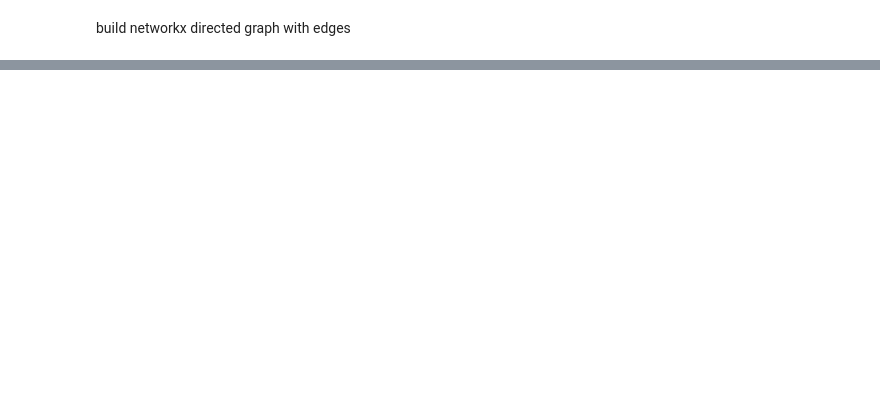
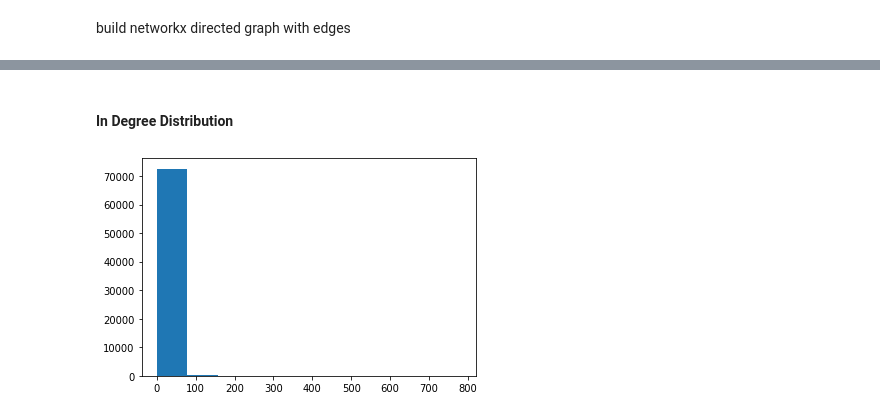
Before and after one commit to AidenWilliams/Enron-Text-and-Graph-Analysis, a Jupyter notebook: Task2/task2.ipynb, the cells around one changed output, grey strips where cells are left out. Cells and saved outputs as stored; diff of their text form; code cells hidden in the pictures; blank space fills up the shorter version.

```diff
--- a/Task2/task2.ipynb
+++ b/Task2/task2.ipynb
@@ -181,0 +241,11 @@ plot_degree_dist(G)
+# %% [markdown]
+#### In Degree Distribution
+# %%
+'''
+The majority of nodes are connected less than 100 the node with the highest in degree reaches 800.
+'''
+degrees = [dG.in_degree(n) for n in dG.nodes]
+plt.hist(degrees)
+plt.show()
+# %% [output]
+[figure, added]
```
Also changed, not shown: parts of 22 cells of this notebook, 2 other files.
